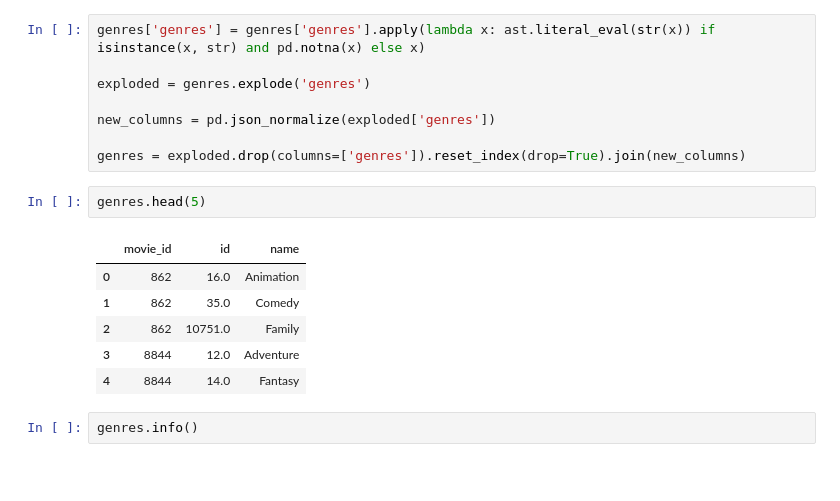
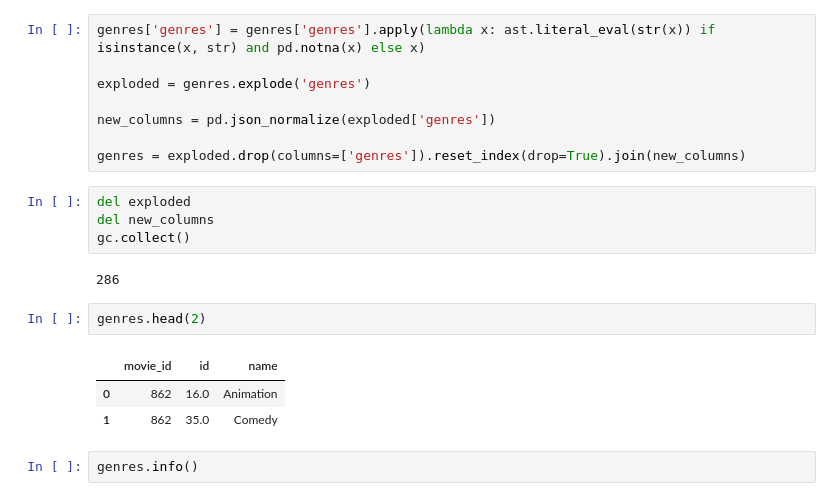
Before and after one commit to FranciscoHugoLezik/MLOps_Movies, a Jupyter notebook: notebooks/ETL.ipynb, the cells around one changed output. Drawn from its saved outputs; the diff is of its cells as text; blank space fills up the shorter version.

Commit message:
Se desanida la columna cast del dataset credits. Se agrega codigo para la eliminacion de variables

```diff
--- a/notebooks/ETL.ipynb
+++ b/notebooks/ETL.ipynb
@@ -259,15 +247,18 @@ exploded = genres.explode('genres')
 new_columns = pd.json_normalize(exploded['genres'])
 
 genres = exploded.drop(columns=['genres']).reset_index(drop=True).join(new_columns)
+# %%
+del exploded
+del new_columns
+gc.collect()
+# %% [output]
+286
 # %%
-genres.head(5)
+genres.head(2)
 # %% [output]
 |  | movie_id | id | name |
 | 0 | 862 | 16.0 | Animation |
 | 1 | 862 | 35.0 | Comedy |
-| 2 | 862 | 10751.0 | Family |
-| 3 | 8844 | 12.0 | Adventure |
-| 4 | 8844 | 14.0 | Fantasy |
 # %%
 genres.info()
 # %% [output]
```
Also changed, not shown: parts of 33 cells of this notebook.
